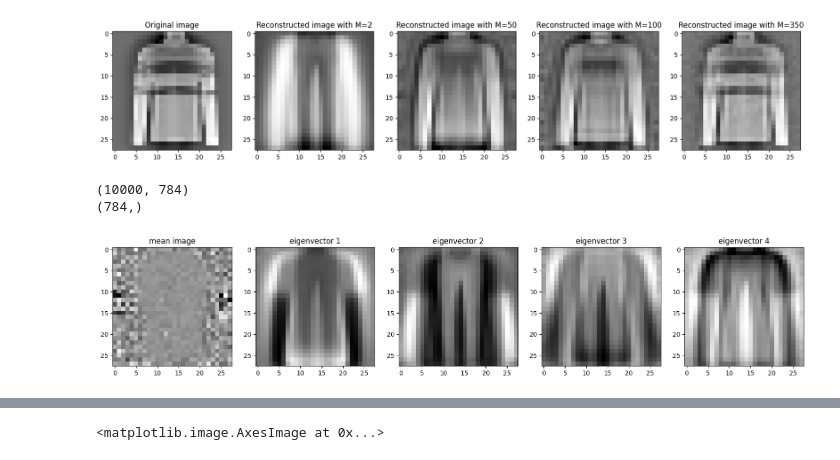
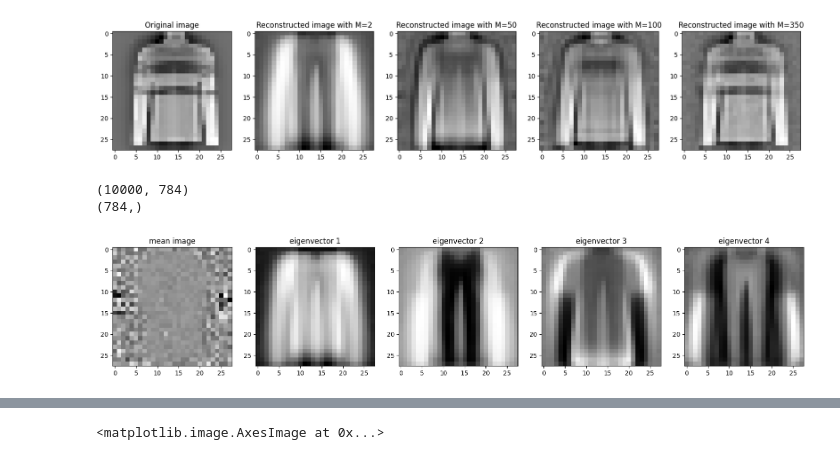
Before and after one commit to AnnaMariaGnat/ML_Project, a Jupyter notebook: Notebooks/01-EDA/01-PCA.ipynb, the cells around one changed output, grey strips where cells are left out. Saved outputs shown, nothing was run; the diff lists cells and outputs as text; code cells hidden in the pictures.

```diff
--- a/Notebooks/01-EDA/01-PCA.ipynb
+++ b/Notebooks/01-EDA/01-PCA.ipynb
@@ -122,28 +122,28 @@ for i in range(len(components)):
 # %%
 pca_all = PCA(n_components = 784)
 images_transformed = pca_all.fit_transform(images)
 
 pca_all.components_
 
 # finding the mean image
 
 plt.show()
 
 plt.figure(figsize=(20,5))
 plt.subplot(1, 5, 1)
 mean_image = np.mean(images, axis=0)
 print(images.shape)
 print(mean_image.shape)
 plt.imshow(mean_image.reshape(28, 28), cmap='gray')
 plt.title('mean image')
 for i in range(2,6):
     plt.subplot(1, 5, i)
-    plt.imshow(pca_all.components_[i].reshape(28, 28), cmap='gray')
+    plt.imshow(pca_all.components_[i-2].reshape(28, 28), cmap='gray')
     plt.title(f'eigenvector {i-1}')
 # %% [output]
 (10000, 784)
 (784,)
-[figure, old version]
+[figure, new version]
 # %%
 pca.components_[0]
 # %% [output]
```
